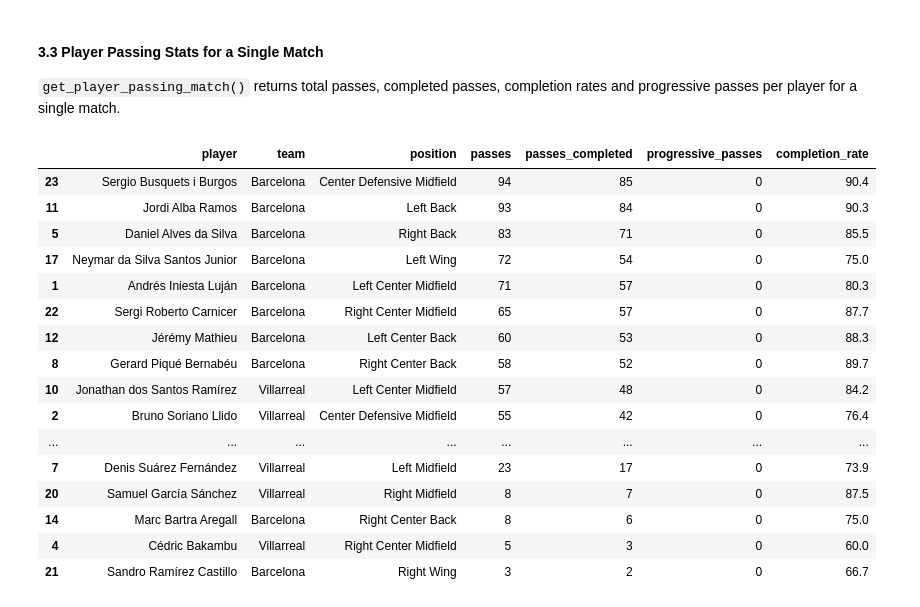
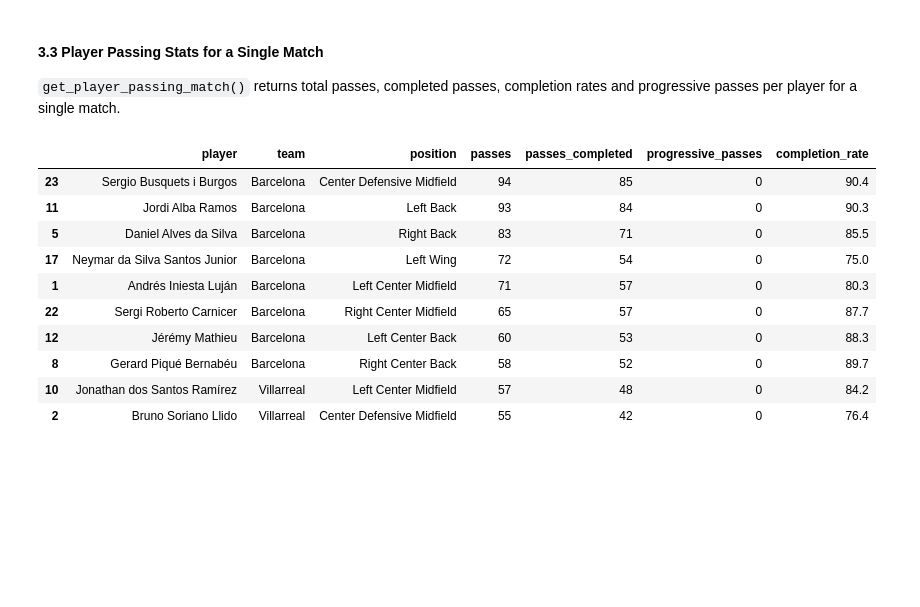
Before and after one commit to leventdusunceli/football_analytics, a Jupyter notebook: notebooks/football_analytics_demo.ipynb, the cells around one changed output. Cells and saved outputs as stored; diff of their text form; code cells hidden in the pictures; blank space fills up the shorter version.

```diff
--- a/notebooks/football_analytics_demo.ipynb
+++ b/notebooks/football_analytics_demo.ipynb
@@ -233,22 +233,16 @@ shooting_stats.sort_values('total_xg', ascending=False)
 `get_player_passing_match()` returns total passes, completed passes, completion rates and progressive passes per player for a single match.
 # %%
 passing = sb_client.get_player_passing_match(match_id=MATCH_ID)
-passing.sort_values('passes', ascending=False)
+passing.sort_values('passes', ascending=False).head(10)
 # %% [output]
 |  | player | team | position | passes | passes_completed | progressive_passes | completion_rate |
 | 23 | Sergio Busquets i Burgos | Barcelona | Center Defensive Midfield | 94 | 85 | 0 | 90.4 |
 | 11 | Jordi Alba Ramos | Barcelona | Left Back | 93 | 84 | 0 | 90.3 |
 | 5 | Daniel Alves da Silva | Barcelona | Right Back | 83 | 71 | 0 | 85.5 |
 | 17 | Neymar da Silva Santos Junior | Barcelona | Left Wing | 72 | 54 | 0 | 75.0 |
 | 1 | Andrés Iniesta Luján | Barcelona | Left Center Midfield | 71 | 57 | 0 | 80.3 |
 | 22 | Sergi Roberto Carnicer | Barcelona | Right Center Midfield | 65 | 57 | 0 | 87.7 |
 | 12 | Jérémy Mathieu | Barcelona | Left Center Back | 60 | 53 | 0 | 88.3 |
 | 8 | Gerard Piqué Bernabéu | Barcelona | Right Center Back | 58 | 52 | 0 | 89.7 |
 | 10 | Jonathan dos Santos Ramírez | Villarreal | Left Center Midfield | 57 | 48 | 0 | 84.2 |
 | 2 | Bruno Soriano Llido | Villarreal | Center Defensive Midfield | 55 | 42 | 0 | 76.4 |
-| ... | ... | ... | ... | ... | ... | ... | ... |
-| 7 | Denis Suárez Fernández | Villarreal | Left Midfield | 23 | 17 | 0 | 73.9 |
-| 20 | Samuel García Sánchez | Villarreal | Right Midfield | 8 | 7 | 0 | 87.5 |
-| 14 | Marc Bartra Aregall | Barcelona | Right Center Back | 8 | 6 | 0 | 75.0 |
-| 4 | Cédric Bakambu | Villarreal | Right Center Midfield | 5 | 3 | 0 | 60.0 |
-| 21 | Sandro Ramírez Castillo | Barcelona | Right Wing | 3 | 2 | 0 | 66.7 |
```
Also changed, not shown: parts of 2 cells of this notebook, 1 other file.
